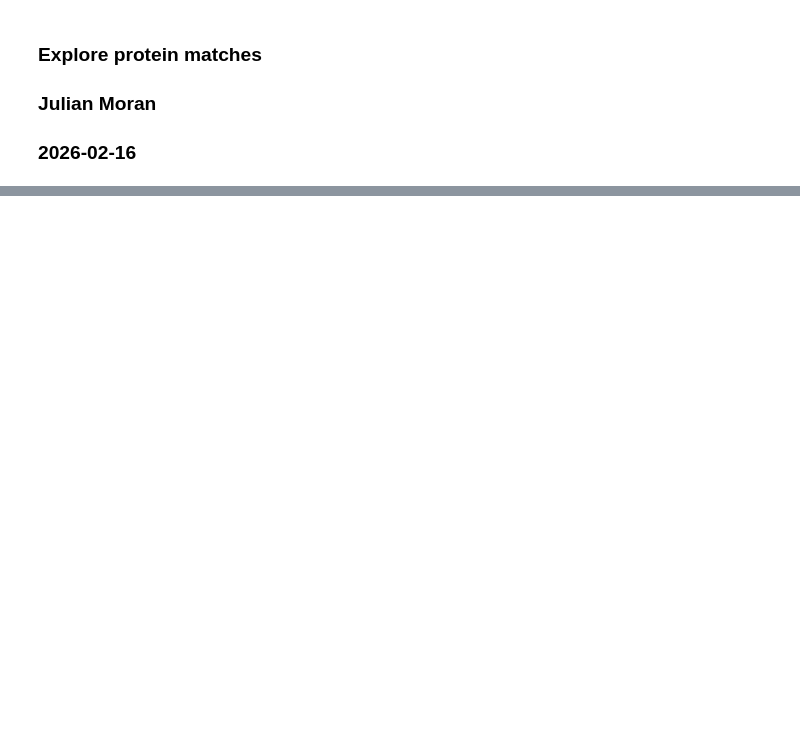
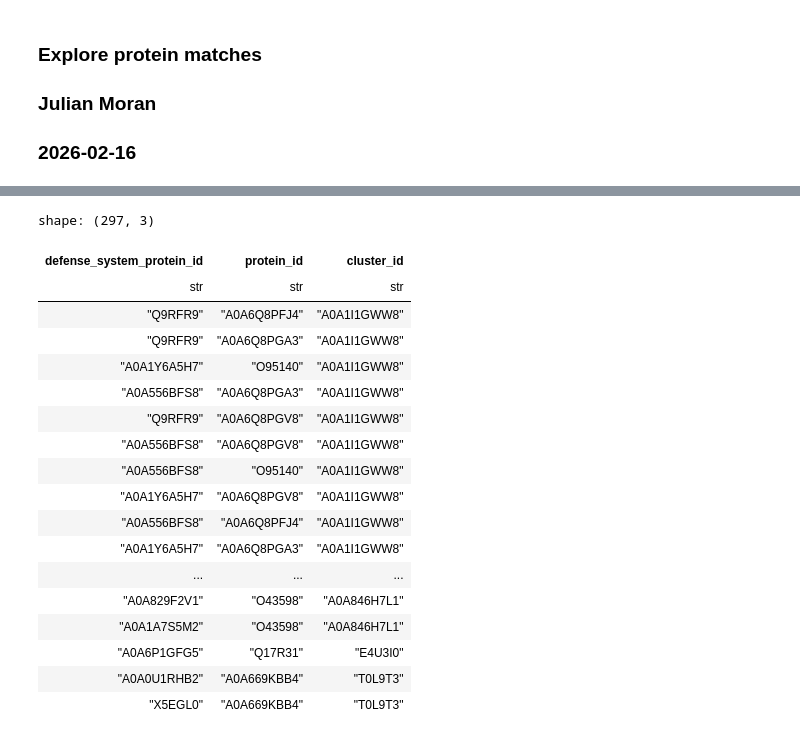
Before and after one commit to juliandeanmoran/BISSH, a Jupyter notebook: testing/explore_protein_matches.ipynb, the cells around one changed output, grey strips where cells are left out. Drawn from its saved outputs; the diff is of its cells as text; code cells hidden in the pictures; blank space fills up the shorter version.

```diff
--- a/testing/explore_protein_matches.ipynb
+++ b/testing/explore_protein_matches.ipynb
@@ -116,0 +138,24 @@ shape: (34, 3)
+# %%
+pl.Config.set_tbl_rows(len(unique_protein_pairs_904))
+
+unique_protein_pairs_904
+# %% [output]
+shape: (297, 3)
+| defense_system_protein_id | protein_id | cluster_id |
+| str | str | str |
+| "Q9RFR9" | "A0A6Q8PFJ4" | "A0A1I1GWW8" |
+| "Q9RFR9" | "A0A6Q8PGA3" | "A0A1I1GWW8" |
+| "A0A1Y6A5H7" | "O95140" | "A0A1I1GWW8" |
+| "A0A556BFS8" | "A0A6Q8PGA3" | "A0A1I1GWW8" |
+| "Q9RFR9" | "A0A6Q8PGV8" | "A0A1I1GWW8" |
+| "A0A556BFS8" | "A0A6Q8PGV8" | "A0A1I1GWW8" |
+| "A0A556BFS8" | "O95140" | "A0A1I1GWW8" |
+| "A0A1Y6A5H7" | "A0A6Q8PGV8" | "A0A1I1GWW8" |
+| "A0A556BFS8" | "A0A6Q8PFJ4" | "A0A1I1GWW8" |
+| "A0A1Y6A5H7" | "A0A6Q8PGA3" | "A0A1I1GWW8" |
+| ... | ... | ... |
+| "A0A829F2V1" | "O43598" | "A0A846H7L1" |
+| "A0A1A7S5M2" | "O43598" | "A0A846H7L1" |
+| "A0A6P1GFG5" | "Q17R31" | "E4U3I0" |
+| "A0A0U1RHB2" | "A0A669KBB4" | "T0L9T3" |
+| "X5EGL0" | "A0A669KBB4" | "T0L9T3" |
```
Also changed, not shown: parts of 5 cells of this notebook.
